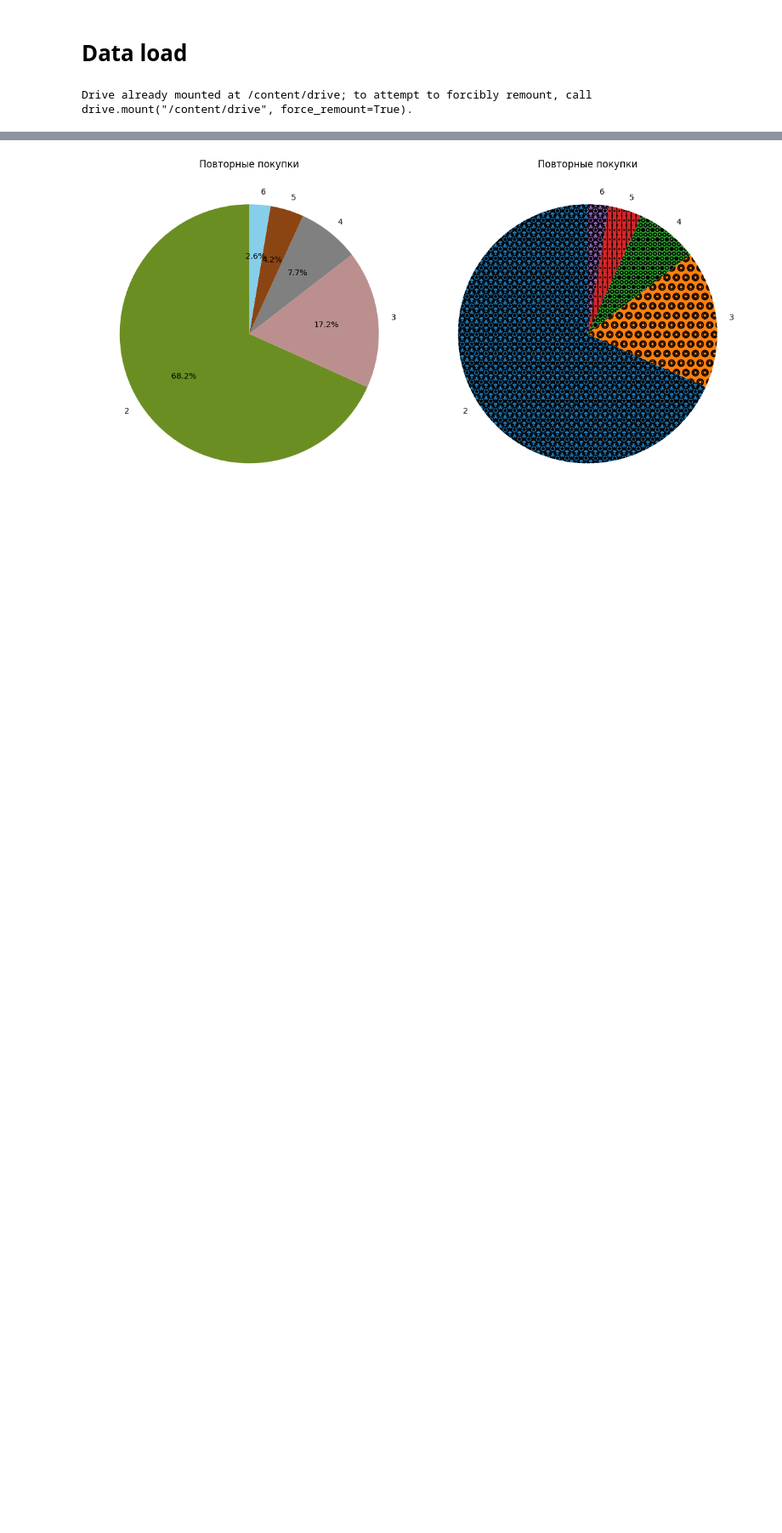
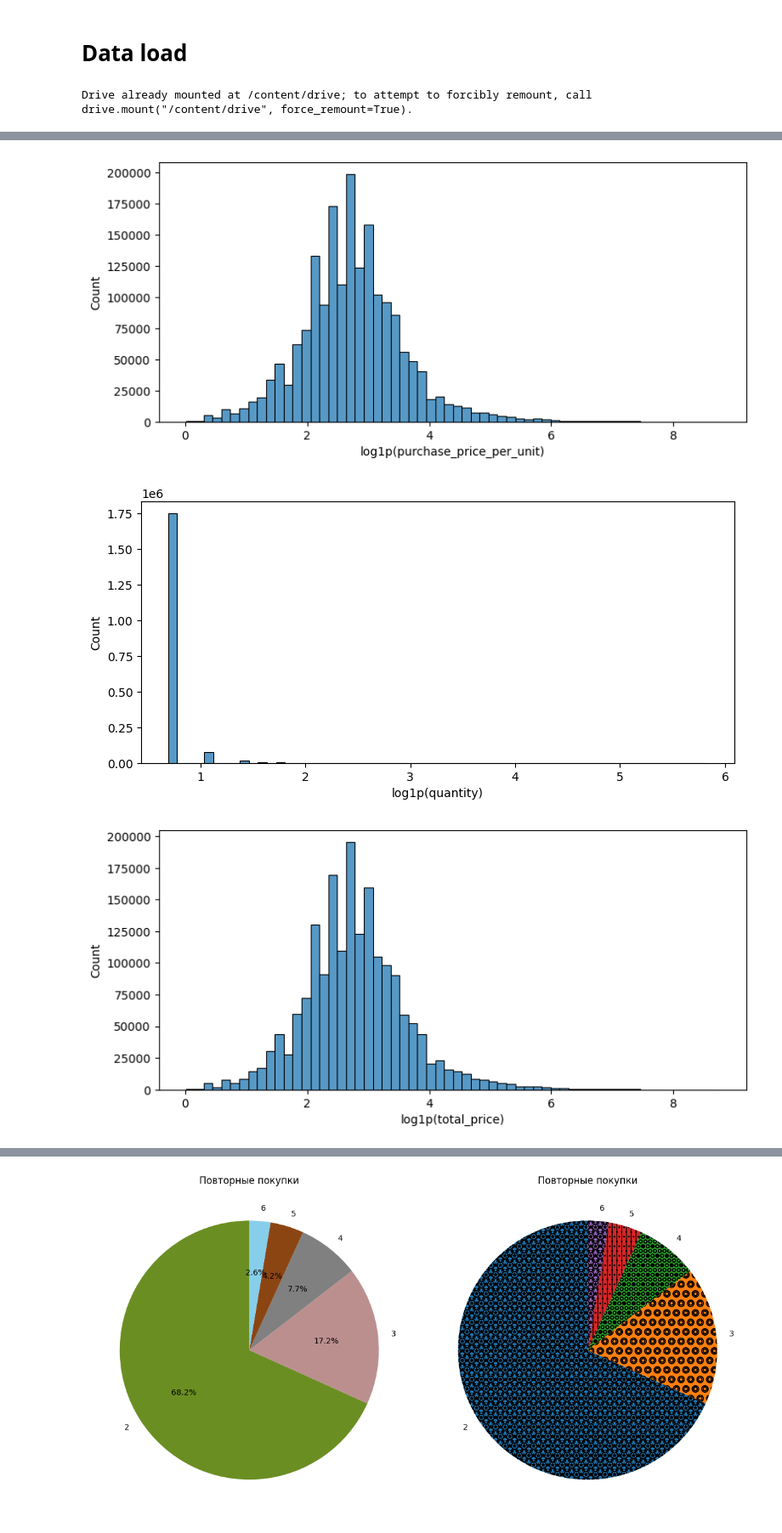
Before and after one commit to arlinrus/vkr, a Jupyter notebook: diplom.ipynb, the cells around one changed output, grey strips where cells are left out. Shown at 85% size. Saved outputs shown, nothing was run; the diff lists cells and outputs as text; code cells hidden in the pictures; blank space fills up the shorter version.

```diff
--- a/diplom.ipynb
+++ b/diplom.ipynb
@@ -274,0 +76,27 @@ labels = [str(i) for i in pie_data.index]
+# %%
+df = data_purchases.copy()
+
+df.columns = (
+    df.columns
+    .str.lower()
+    .str.strip()
+    .str.replace(' ', '_')
+    .str.replace('/', '_')
+    .str.replace('(', '', regex=False)
+    .str.replace(')', '', regex=False)
+)
+
+df['order_date'] = pd.to_datetime(df['order_date'], errors='coerce')
+df['total_price'] = (df['purchase_price_per_unit'] * df['quantity'])
+
+df = df.rename(columns={
+    'survey_responseid':'user_id',
+    'asin_isbn_product_code': 'asin_isbn',
+})
+
+df.columns
+
+# new_col_names = [
+#     re.sub(r"\s+", "_", s.strip().lower())
+#     for s in data_purchases.columns
+# ]
@@ -274,0 +108,4 @@ labels = [str(i) for i in pie_data.index]
+# %%
+cols = list(df.columns)
+cols[0], cols[7] = cols[7], cols[0]
+df = df[cols]
@@ -274,0 +133,5 @@ labels = [str(i) for i in pie_data.index]
+# %%
+df['shipping_address_state'] = df['shipping_address_state'].fillna('uknown')
+df['category'] = df['category'].fillna('uknown')
+df['title'] = df['title'].fillna('uknown')
+df['asin_isbn_product_code'] = df['asin_isbn_product_code'].fillna('uknown')
@@ -274,0 +166,3 @@ labels = [str(i) for i in pie_data.index]
+# %%
+num_cols_transaction = ['purchase_price_per_unit', 'quantity', 'total_price']
+df[num_cols_transaction].describe(percentiles=[.01, .05, .25, .5, .75, .95, .99]).T
@@ -274,0 +174,10 @@ labels = [str(i) for i in pie_data.index]
+# %%
+for col in num_cols_transaction:
+    plt.figure(figsize=(9, 4))
+    sns.histplot(np.log1p(df[col]), bins=60)
+    plt.xlabel(f'log1p({col})')
+    plt.show()
+# %% [output]
+[figure, added]
+[figure, added]
+[figure, added]
```
Also changed, not shown: parts of 87 cells of this notebook.
